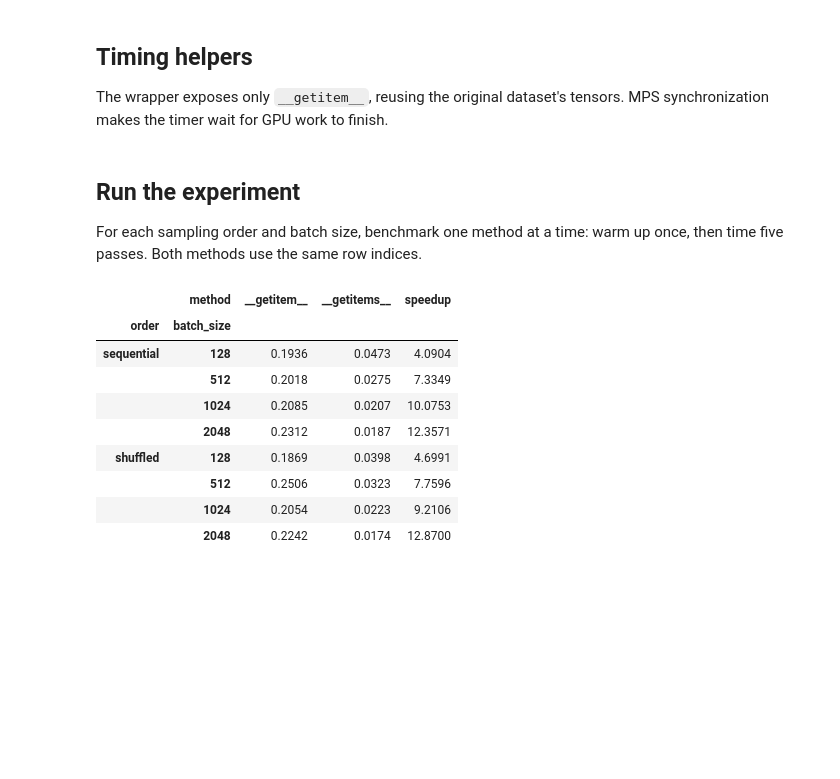
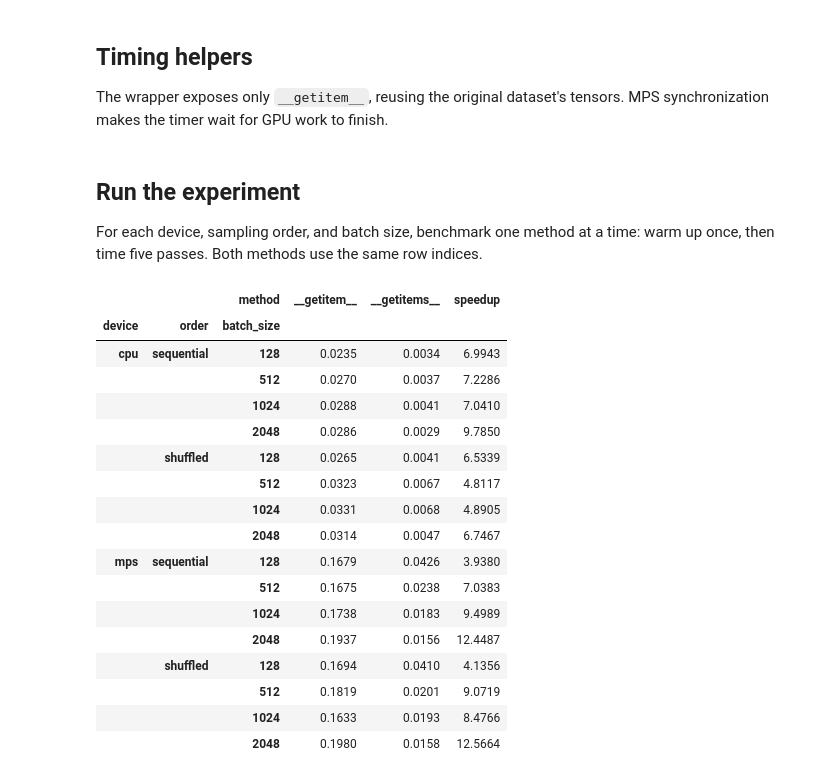
Before and after one commit to krisrs1128/scDesigner, a Jupyter notebook: examples/validation/loader-benchmark.ipynb, the cells around one changed output. Drawn from its saved outputs; the diff is of its cells as text; code cells hidden in the pictures; blank space fills up the shorter version.

```diff
--- a/examples/validation/loader-benchmark.ipynb
+++ b/examples/validation/loader-benchmark.ipynb
@@ -26,9 +26,10 @@ SEED = 42
 N_CELLS, N_GENES = 10000, 2000
 BATCH_SIZES = [128, 512, 1024, 2048]
 REPEATS = 5
+DEVICES = ["cpu", "mps"]
 FORMULAS = {"mean": "~ group + covariate", "dispersion": "~ 1"}
 
 print(f"Python {platform.python_version()} | PyTorch {torch.__version__}")
-print(f"{platform.platform()} | Device: MPS")
+print(f"{platform.platform()} | Devices: {DEVICES} | CPU threads: {torch.get_num_threads()}")
 # %% [output]
 Python 3.11.8 | PyTorch 2.6.0.dev20241112
@@ -77,47 +80,57 @@ def time_pass(loader):
 # %% [markdown]
 ## Run the experiment
 
-For each sampling order and batch size, benchmark one method at a time: warm up once, then time five passes. Both methods use the same row indices.
+For each device, sampling order, and batch size, benchmark one method at a time: warm up once, then time five passes. Both methods use the same row indices.
 # %%
-dataset = adata_loader(adata, FORMULAS, device="mps").dataset
-methods = {"__getitem__": RowDataset(dataset), "__getitems__": dataset}
 measurements = []
+for device in DEVICES:
+    dataset = adata_loader(adata, FORMULAS, device=device).dataset
+    methods = {"__getitem__": RowDataset(dataset), "__getitems__": dataset}
 
-for order, indices in ORDERS.items():
-    for batch_size in BATCH_SIZES:
-        for method, data in methods.items():
-            loader = DataLoader(
-                data, batch_size=batch_size, sampler=indices, collate_fn=dict_collate_fn
-            )
-            time_pass(loader)  # Warm-up.
+    for order, indices in ORDERS.items():
+        for batch_size in BATCH_SIZES:
+            for method, data in methods.items():
+                loader = DataLoader(
+                    data, batch_size=batch_size, sampler=indices, collate_fn=dict_collate_fn
+                )
+                time_pass(loader, device)  # Warm-up.
 
-            for _ in range(REPEATS):
-                seconds = time_pass(loader)
-                measurements.append({
-                    "order": order,
-                    "batch_size": batch_size,
-                    "method": method,
-                    "seconds": seconds,
-                })
+                for _ in range(REPEATS):
+                    seconds = time_pass(loader, device)
+                    measurements.append({
+                        "device": device,
+                        "order": order,
+                        "batch_size": batch_size,
+                        "method": method,
+                        "seconds": seconds,
+                    })
 
 timings = pd.DataFrame(measurements)
 # %%
 # Median seconds per complete pass, and the ratio of old to new time.
 results = timings.pivot_table(
-    index=["order", "batch_size"], columns="method", values="seconds", aggfunc="median"
+    index=["device", "order", "batch_size"], columns="method", values="seconds", aggfunc="median"
 )
 results["speedup"] = results["__getitem__"] / results["__getitems__"]
 results.round(4)
 # %% [output]
-|  | method | __getitem__ | __getitems__ | speedup |
-| order | batch_size |  |  |  |
-| sequential | 128 | 0.1936 | 0.0473 | 4.0904 |
-|  | 512 | 0.2018 | 0.0275 | 7.3349 |
-|  | 1024 | 0.2085 | 0.0207 | 10.0753 |
-|  | 2048 | 0.2312 | 0.0187 | 12.3571 |
-| shuffled | 128 | 0.1869 | 0.0398 | 4.6991 |
-|  | 512 | 0.2506 | 0.0323 | 7.7596 |
-|  | 1024 | 0.2054 | 0.0223 | 9.2106 |
-|  | 2048 | 0.2242 | 0.0174 | 12.8700 |
+|  |  | method | __getitem__ | __getitems__ | speedup |
+| device | order | batch_size |  |  |  |
+| cpu | sequential | 128 | 0.0235 | 0.0034 | 6.9943 |
+|  |  | 512 | 0.0270 | 0.0037 | 7.2286 |
+|  |  | 1024 | 0.0288 | 0.0041 | 7.0410 |
+|  |  | 2048 | 0.0286 | 0.0029 | 9.7850 |
+|  | shuffled | 128 | 0.0265 | 0.0041 | 6.5339 |
+|  |  | 512 | 0.0323 | 0.0067 | 4.8117 |
+|  |  | 1024 | 0.0331 | 0.0068 | 4.8905 |
+|  |  | 2048 | 0.0314 | 0.0047 | 6.7467 |
+| mps | sequential | 128 | 0.1679 | 0.0426 | 3.9380 |
+|  |  | 512 | 0.1675 | 0.0238 | 7.0383 |
+|  |  | 1024 | 0.1738 | 0.0183 | 9.4989 |
+|  |  | 2048 | 0.1937 | 0.0156 | 12.4487 |
+|  | shuffled | 128 | 0.1694 | 0.0410 | 4.1356 |
+|  |  | 512 | 0.1819 | 0.0201 | 9.0719 |
+|  |  | 1024 | 0.1633 | 0.0193 | 8.4766 |
+|  |  | 2048 | 0.1980 | 0.0158 | 12.5664 |
 # %%
 colors = {"__getitem__": "tab:blue", "__getitems__": "tab:orange"}
```
Also changed, not shown: parts of 4 cells of this notebook.
